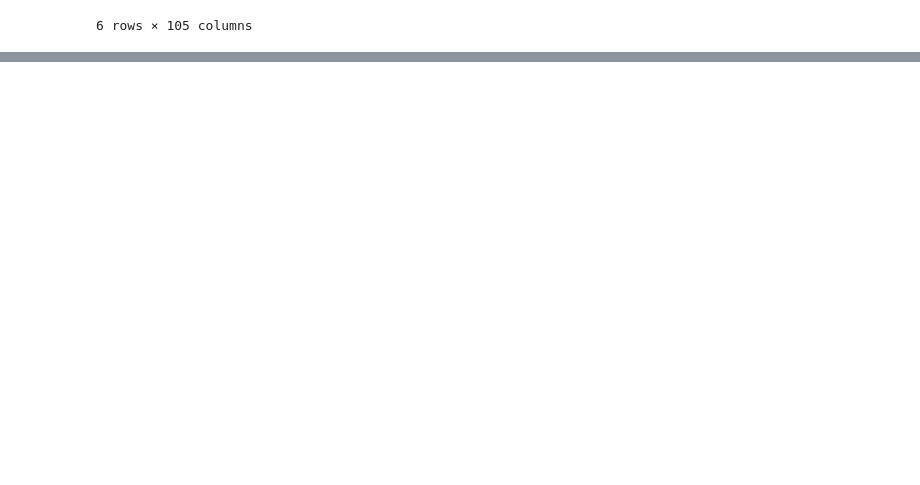
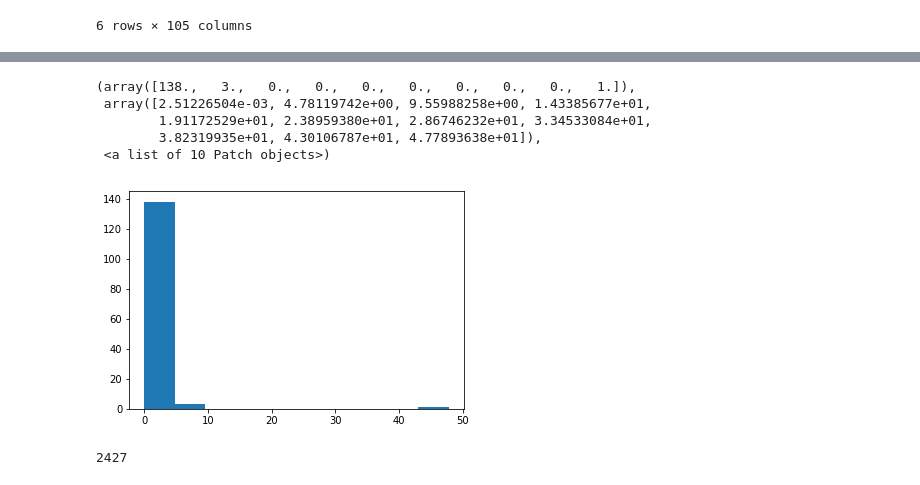
Before and after one commit to benmontet/stellar-facelifts, a Jupyter notebook: notebooks/pairs.ipynb, the cells around one changed output, grey strips where cells are left out. Drawn from its saved outputs; the diff is of its cells as text; code cells hidden in the pictures; blank space fills up the shorter version.

```diff
--- a/notebooks/pairs.ipynb
+++ b/notebooks/pairs.ipynb
@@ -119,0 +116,17 @@ matches_table.to_csv('matches.csv')
+# %%
+refCoord = coord.SkyCoord(ra=table['kep_ra'].values * u.degree,
+                          dec=table['kep_dec'].values * u.degree)
+# %%
+table['radial_velocity'][np.isnan(table['radial_velocity'])] = 0.
+gaia_time = Time(table['ref_epoch'], format='jyear')
+kepler_time = Time('J2000') # GUESS
+gaiaCoord = coord.SkyCoord(ra=table['ra'].values * u.degree,
+                           dec=table['dec'].values * u.degree,
+                           distance=(np.zeros_like(table['ra'].values) + 100.) * u.kpc, # HACK
+                           radial_velocity=np.zeros_like(table['ra'].values) * u.km / u.s, # HACK
+                           pm_ra_cosdec=table['pmra'].values * u.milliarcsecond / u.year,
+                           pm_dec=table['pmdec'].values * u.milliarcsecond / u.year,
+                           obstime=gaia_time
+                            )
+gaiaCoord_shifted = gaiaCoord.apply_space_motion(new_obstime=kepler_time)
+sep = refCoord.separation(gaiaCoord_shifted)
@@ -119,0 +139,16 @@ matches_table.to_csv('matches.csv')
+# %%
+table['ang_dist_w_pm'] = sep.arcsec
+# %%
+table['ra_keptime'] = gaiaCoord_shifted.ra.degree
+table['dec_keptime'] = gaiaCoord_shifted.dec.degree
+# %%
+matches = table.sort_values(['epic_number', 'ang_dist_w_pm'], inplace=False)
+matches.drop_duplicates('epic_number', inplace=True)
+plt.hist(matches['ang_dist_w_pm'])
+# %% [output]
+(array([138.,   3.,   0.,   0.,   0.,   0.,   0.,   0.,   0.,   1.]),
+ array([2.51226504e-03, 4.78119742e+00, 9.55988258e+00, 1.43385677e+01,
+        1.91172529e+01, 2.38959380e+01, 2.86746232e+01, 3.34533084e+01,
+        3.82319935e+01, 4.30106787e+01, 4.77893638e+01]),
+ <a list of 10 Patch objects>)
+[figure, added]
@@ -119,0 +185,4 @@ matches_table.to_csv('matches.csv')
+# %%
+len(matches_table)
+# %% [output]
+2427
```
Also changed, not shown: parts of 11 cells of this notebook, 2 other files.
